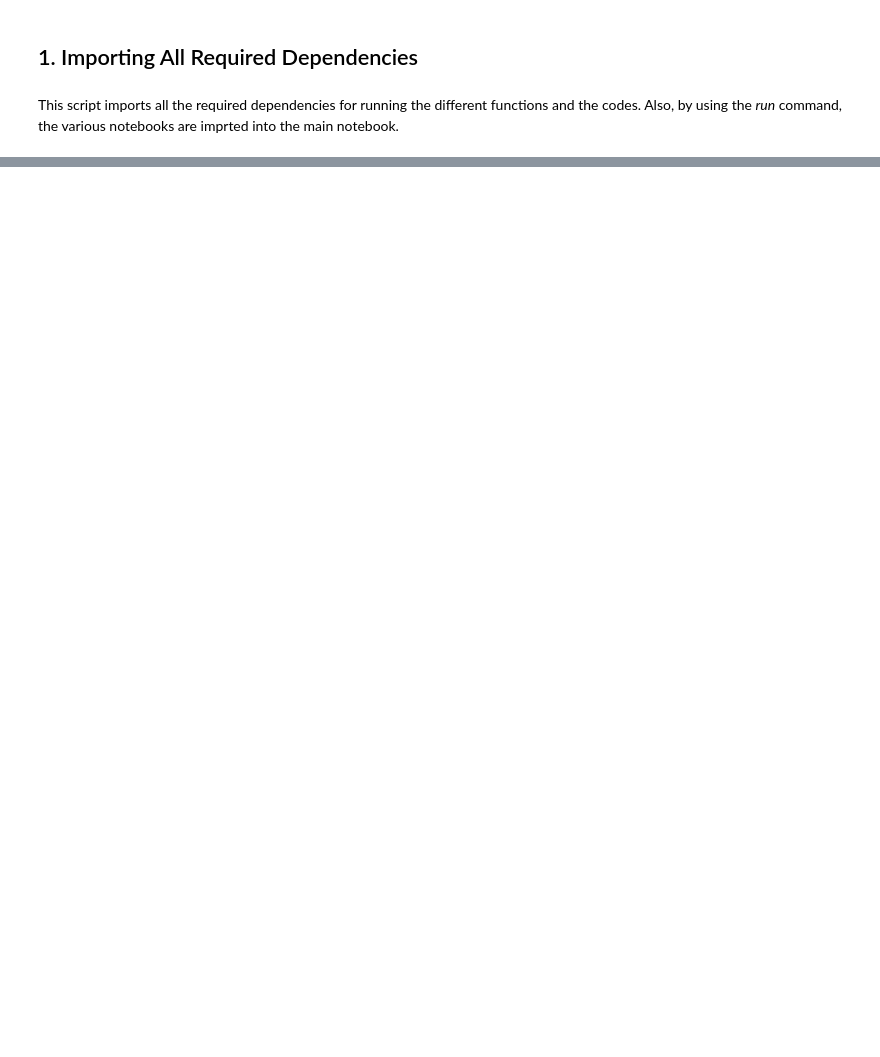
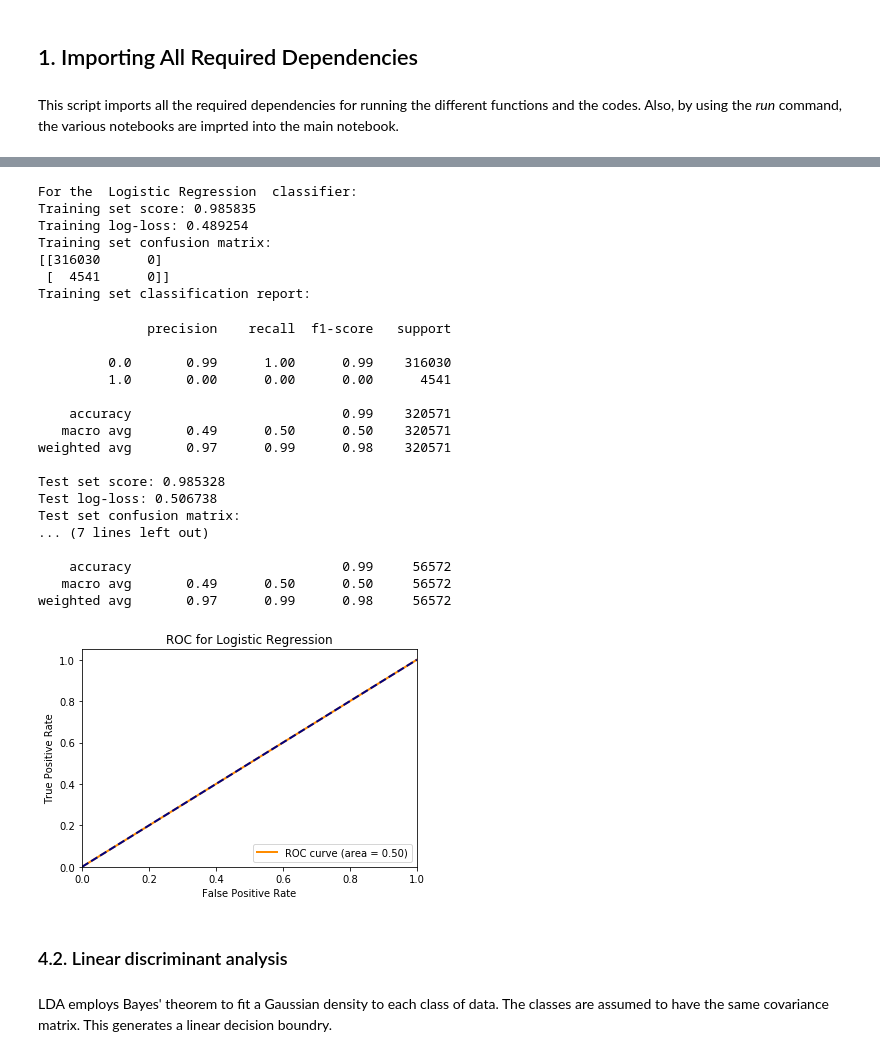
Before and after one commit to SABS-R3-projects/JA-ML, a Jupyter notebook: MAIN.ipynb, the cells around one changed output, grey strips where cells are left out. Cells and saved outputs as stored; diff of their text form; code cells hidden in the pictures; blank space fills up the shorter version.

```diff
--- a/MAIN.ipynb
+++ b/MAIN.ipynb
@@ -32,2 +95,0 @@ This function loops through all of the created models, runs them, and then retur
-# %%
-classifiers = ["neural_network"]
@@ -33,0 +180,22 @@ classifiers = ["neural_network"]
+# %%
+def LogReg(X_train, y_train, X_test):
+    """Classification using logistic regression
+
+    Args:
+        X_train: Predictor or feature values used for training
+        y_train: Response values used for training
+        X_test: Predictor or feature values used for predicting the response values using the classifier
+
+    Returns:
+        y_predicted: The predicted response values
+
+    """
+    #Define and train the model
+    classifier = LogisticRegression().fit(X_train, y_train)
+
+    #Predict the response values using the test predictor data
+    y_predicted_test = classifier.predict(X_test)
+    y_predicted_train = classifier.predict(X_train)
+    return y_predicted_train, y_predicted_test
+# %%
+y_predicted_train, y_predicted_test = LogReg(X_train, y_train, X_test)
@@ -33,0 +210,32 @@ classifiers = ["neural_network"]
+# %%
+model_evaluation(X_train, X_test, y_train, y_test, y_predicted_train, y_predicted_test, title='Logistic Regression')
+# %% [output]
+For the  Logistic Regression  classifier:
+Training set score: 0.985835
+Training log-loss: 0.489254
+Training set confusion matrix:
+[[316030      0]
+ [  4541      0]]
+Training set classification report:
+              precision    recall  f1-score   support
+
+         0.0       0.99      1.00      0.99    316030
+         1.0       0.00      0.00      0.00      4541
+
+    accuracy                           0.99    320571
+   macro avg       0.49      0.50      0.50    320571
+weighted avg       0.97      0.99      0.98    320571
+
+Test set score: 0.985328
+Test log-loss: 0.506738
+Test set confusion matrix:
+... (7 lines left out)
+
+    accuracy                           0.99     56572
+   macro avg       0.49      0.50      0.50     56572
+weighted avg       0.97      0.99      0.98     56572
+[figure, added]
+# %% [markdown]
+### 4.2. Linear discriminant analysis
+# %% [markdown]
+LDA employs Bayes' theorem to fit a Gaussian density to each class of data. The classes are assumed to have the same covariance matrix. This generates a linear decision boundry.
```
Also changed, not shown: parts of 45 cells of this notebook, 1 other file.
